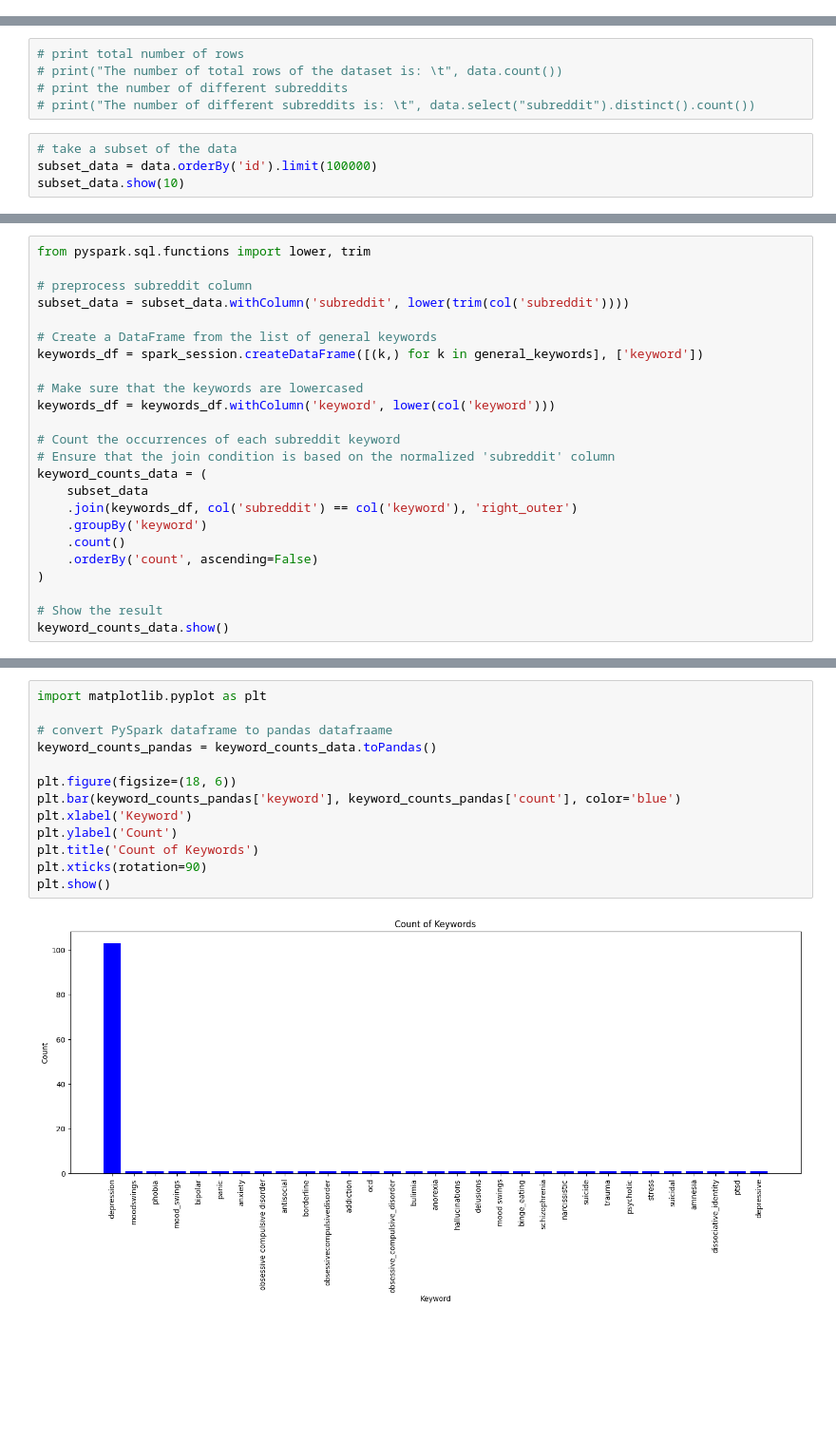
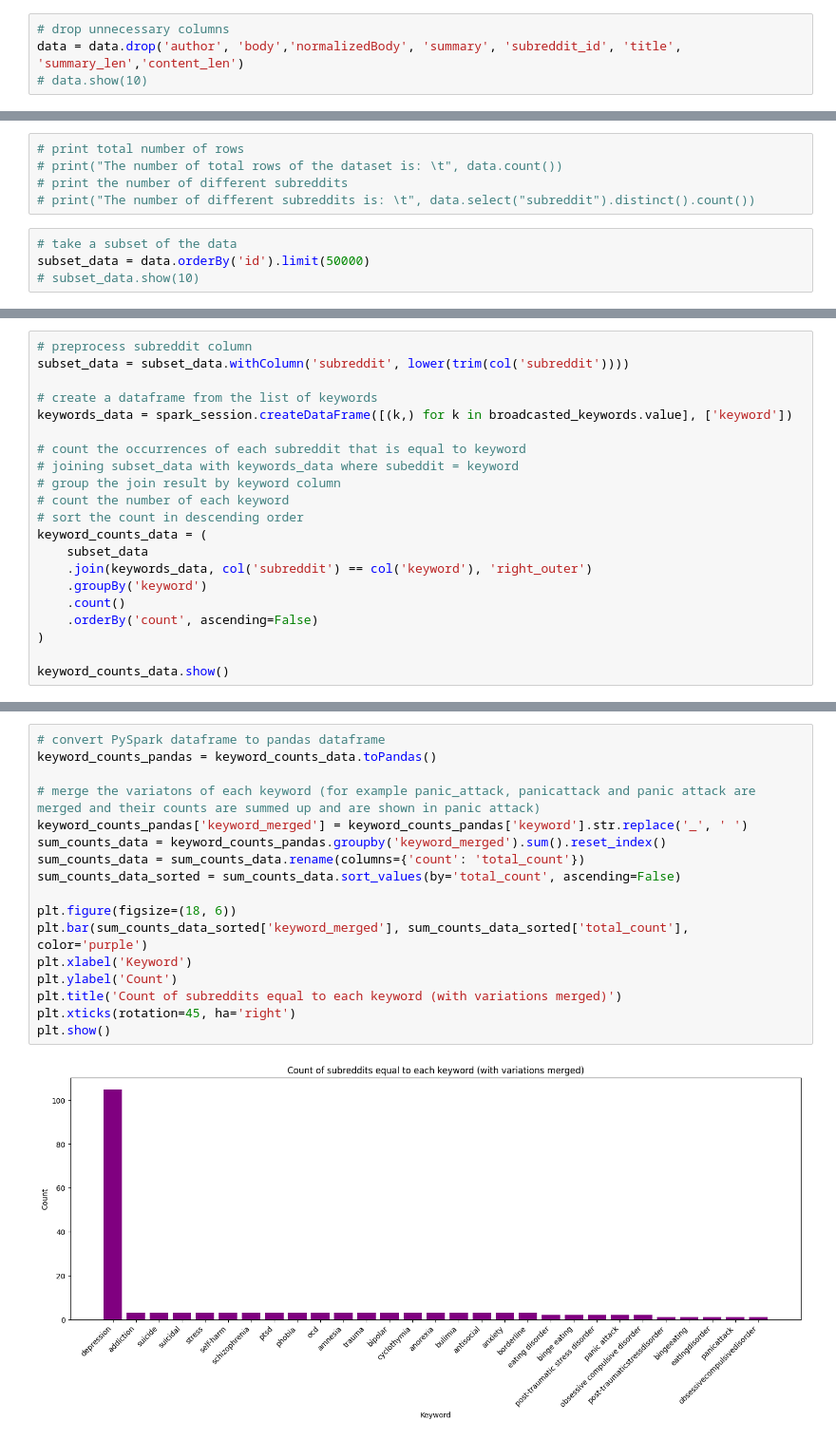
Before and after one commit to akerholmida/Data-Engineering-Project-Mental-Health, a Jupyter notebook: MentalHealth_analysis.ipynb, the cells around one changed output, grey strips where cells are left out. Shown at 95% size. Saved outputs shown, nothing was run; the diff lists cells and outputs as text; blank space fills up the shorter version.

```diff
--- a/MentalHealth_analysis.ipynb
+++ b/MentalHealth_analysis.ipynb
@@ -39,3 +40,7 @@ data = spark_session.read.json("hdfs://192.168.2.142:9000/user/ubuntu/data/corpu
 # convert spark dataframe to Pandas dataframe to show the dataset in a better format
 # data_pandas = data.limit(10).toPandas()
 # display(data_pandas)
+# %%
+# drop unnecessary columns
+data = data.drop('author', 'body','normalizedBody', 'summary', 'subreddit_id', 'title', 'summary_len','content_len')
+# data.show(10)
@@ -46,5 +68,5 @@ data = spark_session.read.json("hdfs://192.168.2.142:9000/user/ubuntu/data/corpu
 # print("The number of different subreddits is: \t", data.select("subreddit").distinct().count())
 # %%
 # take a subset of the data
-subset_data = data.orderBy('id').limit(100000)
-subset_data.show(10)
+subset_data = data.orderBy('id').limit(50000)
+# subset_data.show(10)
@@ -94,25 +100,22 @@ general_keywords = [
 # %%
-from pyspark.sql.functions import lower, trim
-
 # preprocess subreddit column
 subset_data = subset_data.withColumn('subreddit', lower(trim(col('subreddit'))))
 
-# Create a DataFrame from the list of general keywords
-keywords_df = spark_session.createDataFrame([(k,) for k in general_keywords], ['keyword'])
+# create a dataframe from the list of keywords
+keywords_data = spark_session.createDataFrame([(k,) for k in broadcasted_keywords.value], ['keyword'])
 
-# Make sure that the keywords are lowercased
-keywords_df = keywords_df.withColumn('keyword', lower(col('keyword')))
-
-# Count the occurrences of each subreddit keyword
-# Ensure that the join condition is based on the normalized 'subreddit' column
+# count the occurrences of each subreddit that is equal to keyword
+# joining subset_data with keywords_data where subeddit = keyword
+# group the join result by keyword column
+# count the number of each keyword
+# sort the count in descending order
 keyword_counts_data = (
     subset_data
-    .join(keywords_df, col('subreddit') == col('keyword'), 'right_outer')
+    .join(keywords_data, col('subreddit') == col('keyword'), 'right_outer')
     .groupBy('keyword')
     .count()
     .orderBy('count', ascending=False)
 )
 
-# Show the result
 keyword_counts_data.show()
 # %% [output]
@@ -135,17 +138,21 @@ keyword_counts_data.show()
 +--------------------+-----+
 only showing top 20 rows
 # %%
-import matplotlib.pyplot as plt
-
-# convert PySpark dataframe to pandas datafraame
+# convert PySpark dataframe to pandas dataframe
 keyword_counts_pandas = keyword_counts_data.toPandas()
 
+# merge the variatons of each keyword (for example panic_attack, panicattack and panic attack are merged and their counts are summed up and are shown in panic attack)
+keyword_counts_pandas['keyword_merged'] = keyword_counts_pandas['keyword'].str.replace('_', ' ')
+sum_counts_data = keyword_counts_pandas.groupby('keyword_merged').sum().reset_index()
+sum_counts_data = sum_counts_data.rename(columns={'count': 'total_count'})
+sum_counts_data_sorted = sum_counts_data.sort_values(by='total_count', ascending=False)
+
 plt.figure(figsize=(18, 6))
-plt.bar(keyword_counts_pandas['keyword'], keyword_counts_pandas['count'], color='blue')
+plt.bar(sum_counts_data_sorted['keyword_merged'], sum_counts_data_sorted['total_count'], color='purple')
 plt.xlabel('Keyword')
 plt.ylabel('Count')
-plt.title('Count of Keywords')
-plt.xticks(rotation=90)
+plt.title('Count of subreddits equal to each keyword (with variations merged)')
+plt.xticks(rotation=45, ha='right')
 plt.show()
 # %% [output]
-[figure, old version]
+[figure, new version]
```
Also changed, not shown: parts of 16 cells of this notebook.
